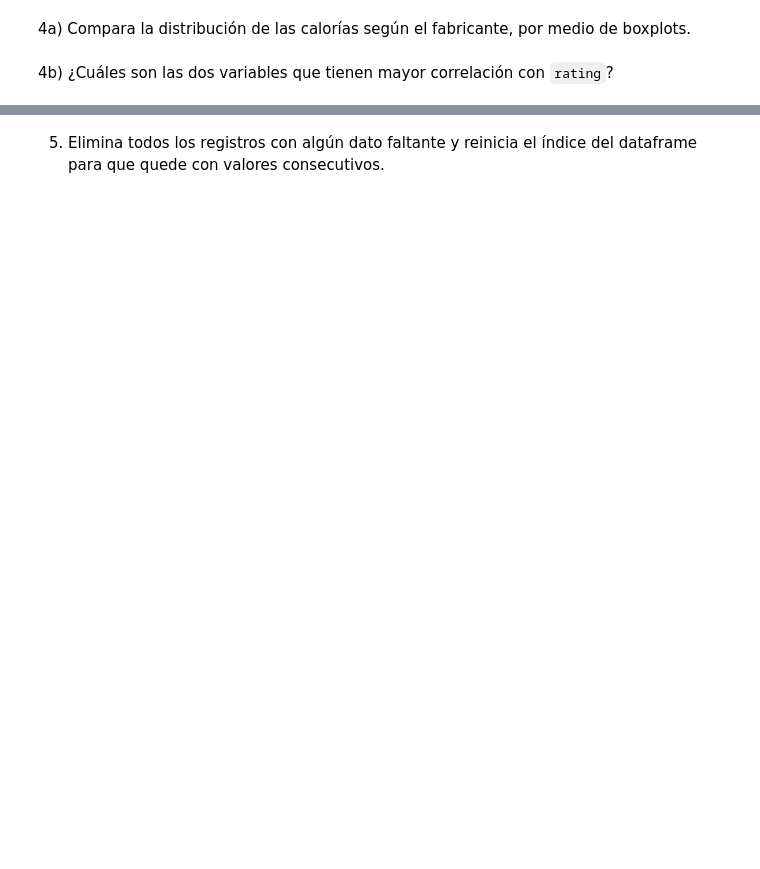
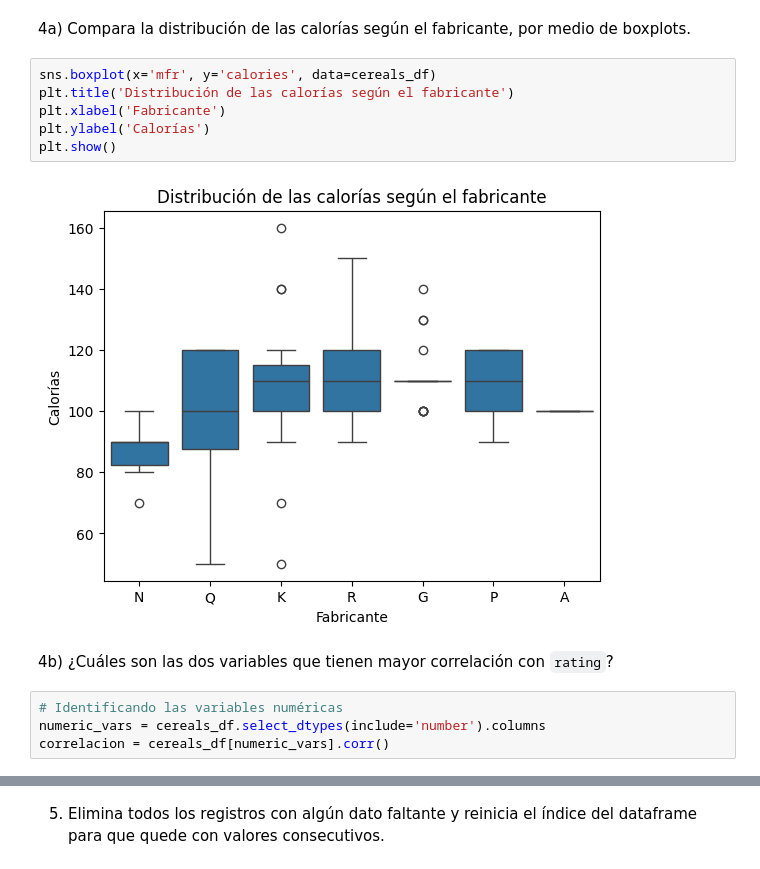
Before and after one commit to Hillelman/ciencia-de-datos-equipo, a Jupyter notebook: actividad-7/Actividad7PCA.ipynb, the cells around one changed output, grey strips where cells are left out. Saved outputs shown, nothing was run; the diff lists cells and outputs as text; blank space fills up the shorter version.

```diff
--- a/actividad-7/Actividad7PCA.ipynb
+++ b/actividad-7/Actividad7PCA.ipynb
@@ -170,4 +196,16 @@ El histograma nos muestra que el segundo rango es el que tiene mayor frecuencia,
 # %% [markdown]
 4a) Compara la distribución de las calorías según el fabricante, por medio de boxplots.
+# %%
+sns.boxplot(x='mfr', y='calories', data=cereals_df)
+plt.title('Distribución de las calorías según el fabricante')
+plt.xlabel('Fabricante')
+plt.ylabel('Calorías')
+plt.show()
+# %% [output]
+[figure, added]
 # %% [markdown]
 4b) ¿Cuáles son las dos variables que tienen mayor correlación con `rating`?
+# %%
+# Identificando las variables numéricas
+numeric_vars = cereals_df.select_dtypes(include='number').columns
+correlacion = cereals_df[numeric_vars].corr()
```
Also changed, not shown: parts of 9 cells of this notebook.
